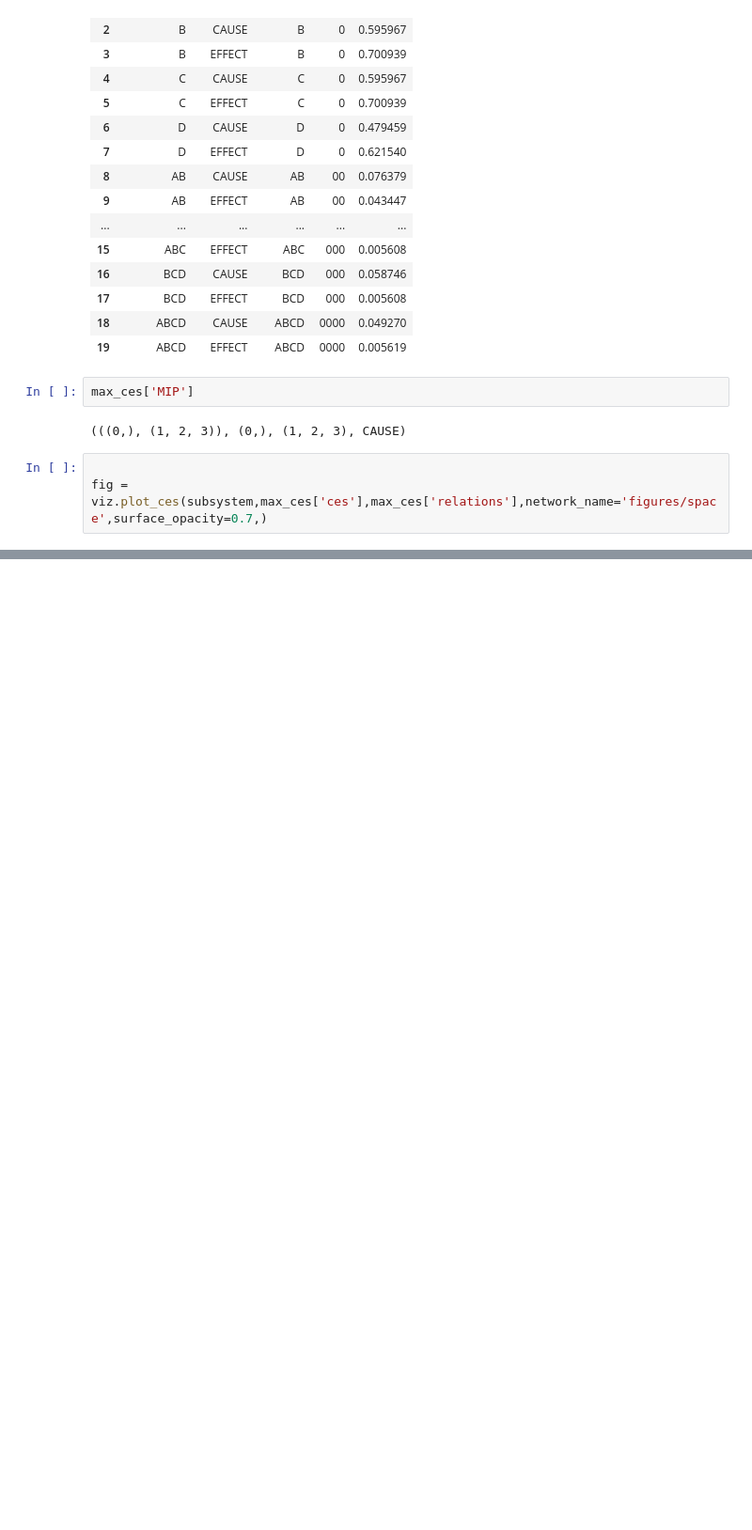
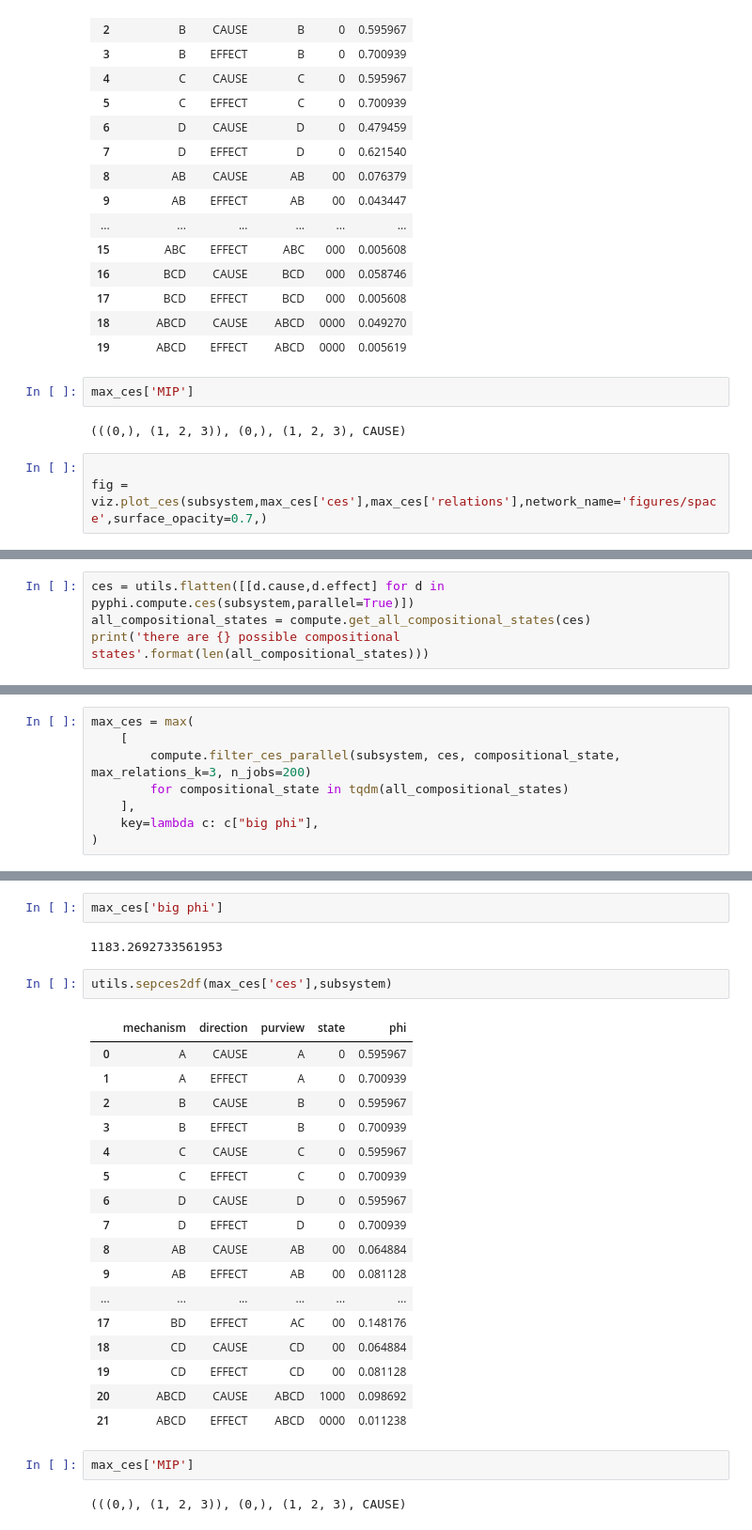
Before and after one commit to matteograsso/visualize_pyphi, a Jupyter notebook: space_figures.ipynb, the cells around one changed output, grey strips where cells are left out. Shown at 94% size. Saved outputs shown, nothing was run; the diff lists cells and outputs as text; blank space fills up the shorter version.

```diff
--- a/space_figures.ipynb
+++ b/space_figures.ipynb
@@ -169,0 +205,4 @@ fig = viz.plot_ces(subsystem,max_ces['ces'],max_ces['relations'],network_name='f
+# %%
+ces = utils.flatten([[d.cause,d.effect] for d in pyphi.compute.ces(subsystem,parallel=True)])
+all_compositional_states = compute.get_all_compositional_states(ces)
+print('there are {} possible compositional states'.format(len(all_compositional_states)))
@@ -169,0 +211,8 @@ fig = viz.plot_ces(subsystem,max_ces['ces'],max_ces['relations'],network_name='f
+# %%
+max_ces = max(
+    [
+        compute.filter_ces_parallel(subsystem, ces, compositional_state, max_relations_k=3, n_jobs=200)
+        for compositional_state in tqdm(all_compositional_states)
+    ],
+    key=lambda c: c["big phi"],
+)
@@ -169,0 +225,28 @@ fig = viz.plot_ces(subsystem,max_ces['ces'],max_ces['relations'],network_name='f
+# %%
+max_ces['big phi']
+# %% [output]
+1183.2692733561953
+# %%
+utils.sepces2df(max_ces['ces'],subsystem)
+# %% [output]
+|  | mechanism | direction | purview | state | phi |
+| 0 | A | CAUSE | A | 0 | 0.595967 |
+| 1 | A | EFFECT | A | 0 | 0.700939 |
+| 2 | B | CAUSE | B | 0 | 0.595967 |
+| 3 | B | EFFECT | B | 0 | 0.700939 |
+| 4 | C | CAUSE | C | 0 | 0.595967 |
+| 5 | C | EFFECT | C | 0 | 0.700939 |
+| 6 | D | CAUSE | D | 0 | 0.595967 |
+| 7 | D | EFFECT | D | 0 | 0.700939 |
+| 8 | AB | CAUSE | AB | 00 | 0.064884 |
+| 9 | AB | EFFECT | AB | 00 | 0.081128 |
+| ... | ... | ... | ... | ... | ... |
+| 17 | BD | EFFECT | AC | 00 | 0.148176 |
+| 18 | CD | CAUSE | CD | 00 | 0.064884 |
+| 19 | CD | EFFECT | CD | 00 | 0.081128 |
+| 20 | ABCD | CAUSE | ABCD | 1000 | 0.098692 |
+| 21 | ABCD | EFFECT | ABCD | 0000 | 0.011238 |
+# %%
+max_ces['MIP']
+# %% [output]
+(((0,), (1, 2, 3)), (0,), (1, 2, 3), CAUSE)
```
Also changed, not shown: parts of 26 cells of this notebook, 1 other file.
